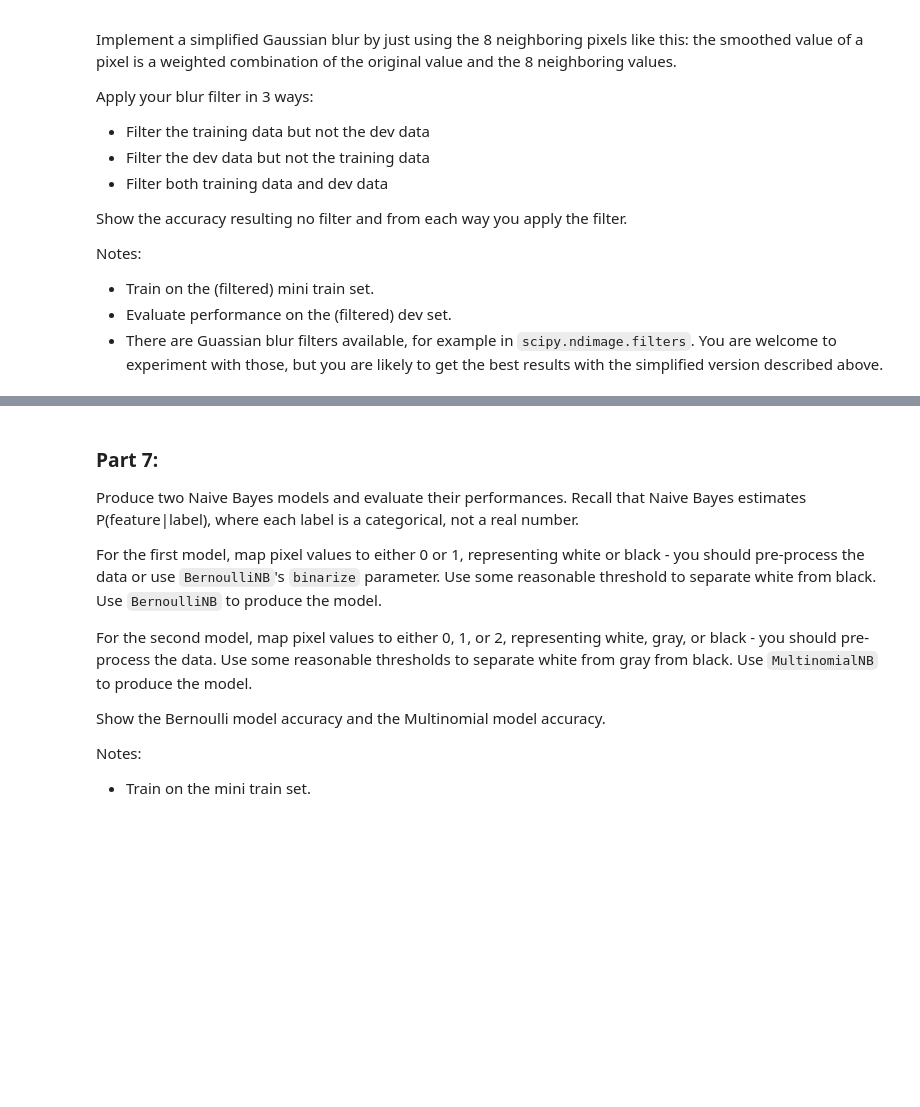
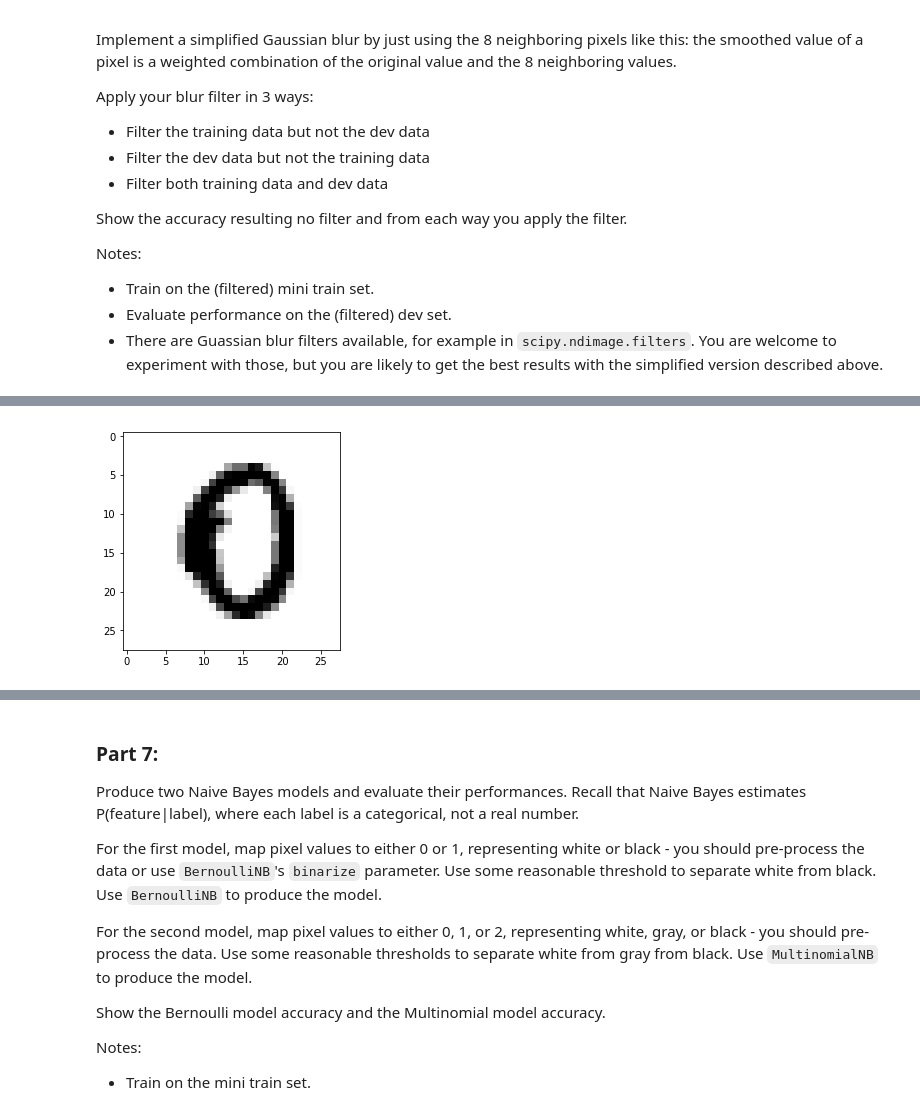
Before and after one commit to GabyML/aml, a Jupyter notebook: projects/gabriela_maylagunes_p1.ipynb, the cells around one changed output, grey strips where cells are left out. Drawn from its saved outputs; the diff is of its cells as text; code cells hidden in the pictures; blank space fills up the shorter version.

```diff
--- a/projects/gabriela_maylagunes_p1.ipynb
+++ b/projects/gabriela_maylagunes_p1.ipynb
@@ -416,0 +408,93 @@ Notes:
+# %%
+def P6():
+
+### STUDENT START ###
+
+# Here we applying a filter using a Gaussian Kernel of 3x3 size. I am defining a standard deviation of 0.3,
+# therefore the weights for each pixel and its 8 neighbours will be:
+# 0.002284 0.043222 0.002284
+# 0.043222 0.817974 0.043222
+# 0.002284 0.043222 0.002284
+# This values are gotten by integrating the Gaussian function dividing it in discrete sections. This process is not
+# trivial but it is wildy used in pre existing filter, so it's not reproduced here for simplicity.
+# An example of Gaussian Kernel Calculator
+# can be found here: http://dev.theomader.com/gaussian-kernel-calculator/
+
+    # Create a filter function to recalculate the value of each pixel as a weighted average of its own value and its 8 neighbours.
+    # For simplicity, it was assume that all margine pixel values was 0 and the average were not calculated.
+    def blurring(original):
+        blurred = np.array([[0.0]*28]*28)
+        original_shaped = original.reshape(28,28)
+        for i in range(1,27,1):
+            for j in range(1,27,1):
+                blurred_value = (0.002284*original_shaped[i-1,j-1] + 0.043222*original_shaped[i,j-1] + 0.002284*original_shaped[i+1,j-1]
+                            + 0.043222*original_shaped[i-1,j] + 0.817974*original_shaped[i,j] + 0.043222*original_shaped[i+1,j]
+                            + 0.043222*original_shaped[i-1,j+1] + 0.817974*original_shaped[i,j+1] + 0.043222*original_shaped[i+1,j+1])
+                blurred[i][j] = blurred_value
+        return blurred.reshape(1,784)[0]
+
+    # Create small function to calculate accuracy using the confusion matrix
+    def mnist_accuracy(real_labels, predicted_labels):
+        tp = 0
+        for i in range(10):
+            tp += confusion_matrix(real_labels, predicted_labels)[i,i]
+        accuracy = tp/1000.0
+        return accuracy
+
+    # Calculated the blurred versions of mini_train_data and dev_data
+    blurred_mini_train = []
+    blurred_dev = []
+
+    for image in mini_train_data:
+        blurred_mini_train.append(blurring(image))
+
+    for image in dev_data:
+        blurred_dev.append(blurring(image))
+
+    # Define the baseline: Make a model and evaluate it without the filter
+    baseline_model = KNeighborsClassifier(n_neighbors=1)
+    baseline_model.fit(mini_train_data, mini_train_labels)
+    test_predicted_labels = baseline_model.predict(dev_data)
+    print("Baseline accurracy = " + str(mnist_accuracy(dev_labels, test_predicted_labels)))
+
+    # Case 1: Filter the training data but not the dev data
+    blurred_train_model = KNeighborsClassifier(n_neighbors=1)
+    blurred_train_model.fit(blurred_mini_train, mini_train_labels)
+    blurred_train_predicted_labels = blurred_train_model.predict(dev_data)
+    print("Blurred train data accurracy = " + str(mnist_accuracy(dev_labels, blurred_train_predicted_labels)))
+
+    # Case 2: Filter the dev data but not the train data
+    blurred_dev_model = KNeighborsClassifier(n_neighbors=1)
+    blurred_dev_model.fit(mini_train_data, mini_train_labels)
+    blurred_dev_predicted_labels = blurred_dev_model.predict(blurred_dev)
+    print("Blurred dev data accurracy = " + str(mnist_accuracy(dev_labels, blurred_train_predicted_labels)))
+
+    # Case 3: Filter both data sets
+    blurred_both_model = KNeighborsClassifier(n_neighbors=1)
+    blurred_both_model.fit(blurred_mini_train, mini_train_labels)
+    blurred_both_predicted_labels = blurred_both_model.predict(blurred_dev)
+    print("Blurred dev and train data accurracy = " + str(mnist_accuracy(dev_labels, blurred_both_predicted_labels))+ "\n")
+
+
+    # print(blurred_mini_train == mini_train_data)
+    # print(blurred_dev == dev_data)
+    # print(blurred_mini_train[0])
+    # print(mini_train_data[0])
+    # print(blurred_dev[0])
+    # print(dev_data[0])
+
+    print("Example of original image")
+    fig = plt.figure
+    plt.imshow(mini_train_data[0].reshape(28,28), cmap='gray_r')
+    plt.show()
+
+    print("Example of blurred image")
+    fig = plt.figure
+    plt.imshow(blurred_mini_train[0].reshape(28,28), cmap='gray_r')
+    plt.show()
+
+### STUDENT END ###
+
+
+P6()
+# %% [output]
@@ -416,0 +507 @@ Notes:
+[figure, added]
```
Also changed, not shown: parts of 6 cells of this notebook.
